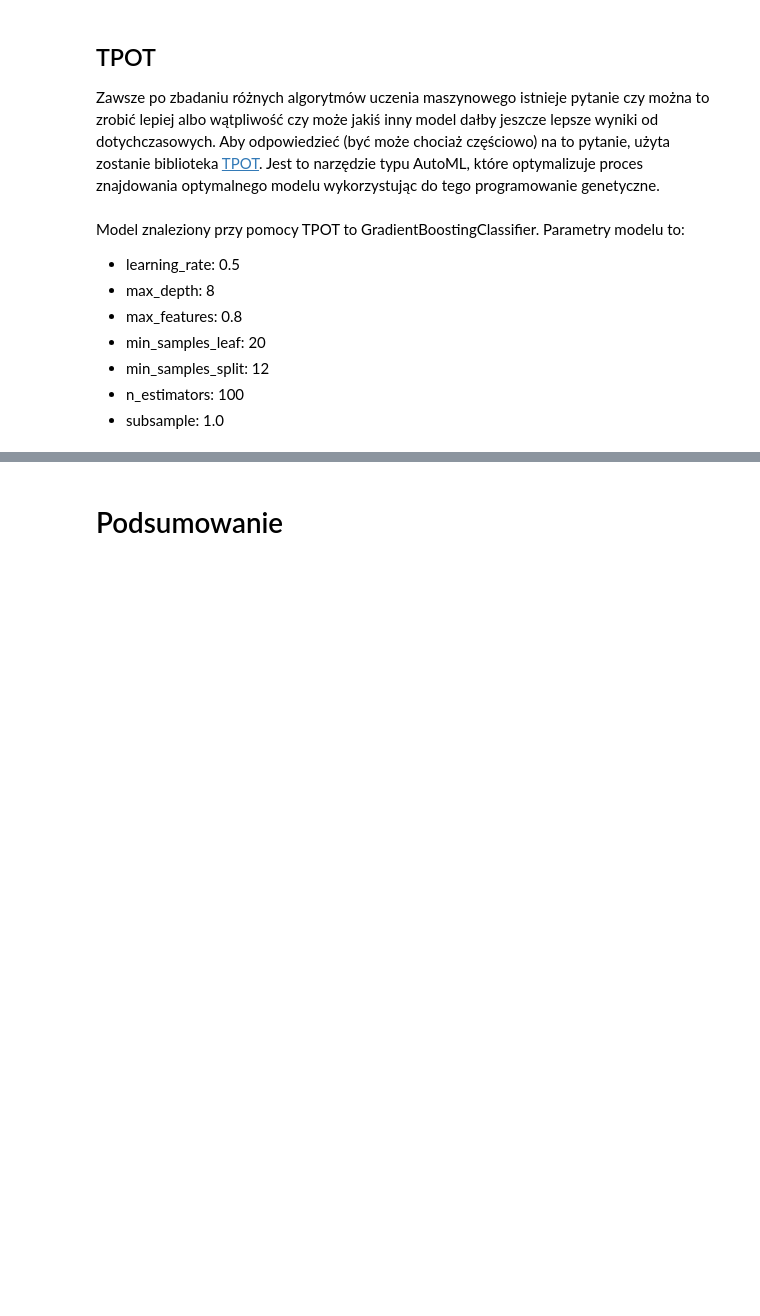
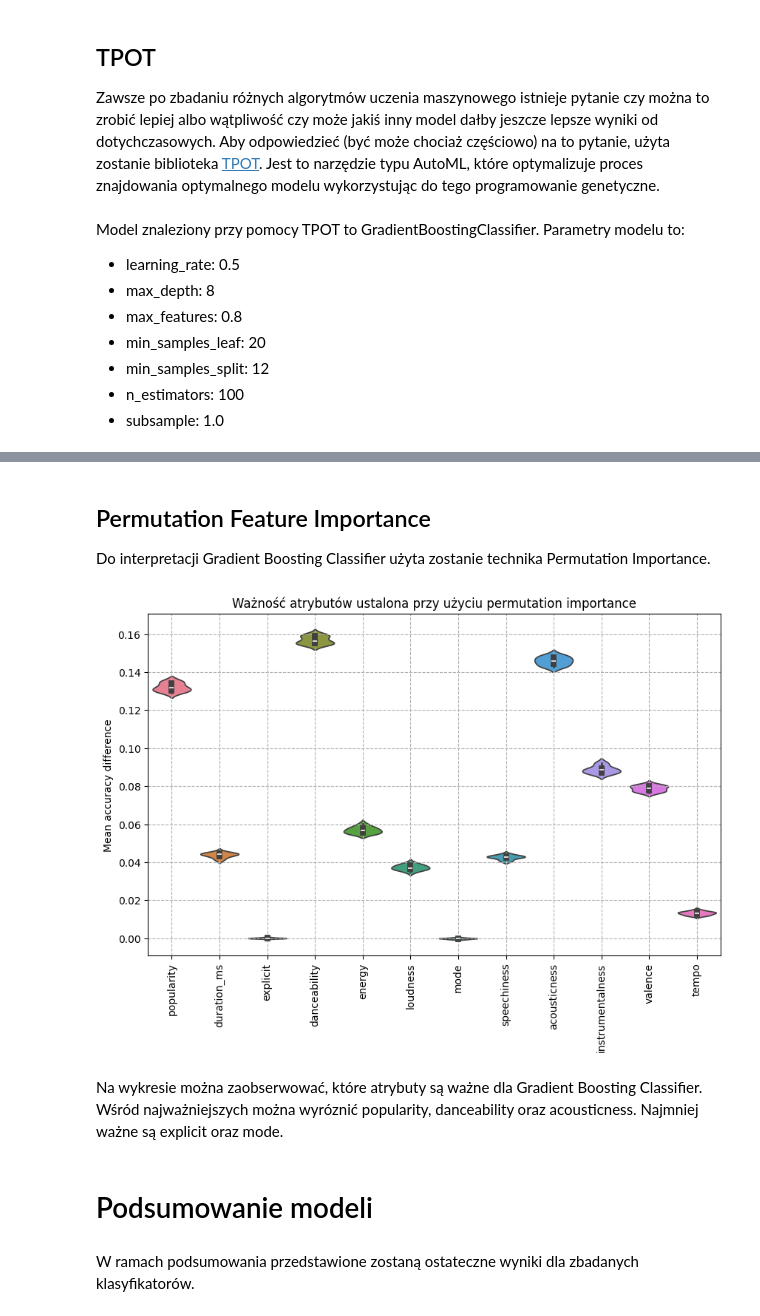
Before and after one commit to anras5/songs-classifier, a Jupyter notebook: data-analysis/src/analysis.ipynb, the cells around one changed output, grey strips where cells are left out. Drawn from its saved outputs; the diff is of its cells as text; code cells hidden in the pictures; blank space fills up the shorter version.

```diff
--- a/data-analysis/src/analysis.ipynb
+++ b/data-analysis/src/analysis.ipynb
@@ -693,2 +710,24 @@ Wytrenowany model posiada 82% accuracy, średnią 82% precision, średnią 81% r
+# %% [markdown]
+## Permutation Feature Importance
+
+Do interpretacji Gradient Boosting Classifier użyta zostanie technika Permutation Importance.
+# %%
+result = permutation_importance(gbc, X_train, y_train, n_repeats=10, random_state=0)
+# %%
+plt.figure(figsize=(10, 6))
+ax = sns.violinplot(pd.DataFrame(result.importances.T))
+plt.grid(linestyle='--')
+ax.set_title("Ważność atrybutów ustalona przy użyciu permutation importance")
+ax.set_ylabel("Mean accuracy difference")
+ax.set_xticks(range(len(X_train.columns)))
+ax.set_xticklabels(X_train.columns, rotation=90)
+fig.tight_layout()
+plt.show();
+# %% [output]
+[figure, added]
+# %% [markdown]
+Na wykresie można zaobserwować, które atrybuty są ważne dla Gradient Boosting Classifier. Wśród najważniejszych można wyróznić popularity, danceability oraz acousticness. Najmniej ważne są explicit oraz mode.
 # %% [markdown]
-# Podsumowanie
+# Podsumowanie modeli
+# %% [markdown]
+W ramach podsumowania przedstawione zostaną ostateczne wyniki dla zbadanych klasyfikatorów.
```
Also changed, not shown: parts of 26 cells of this notebook.
